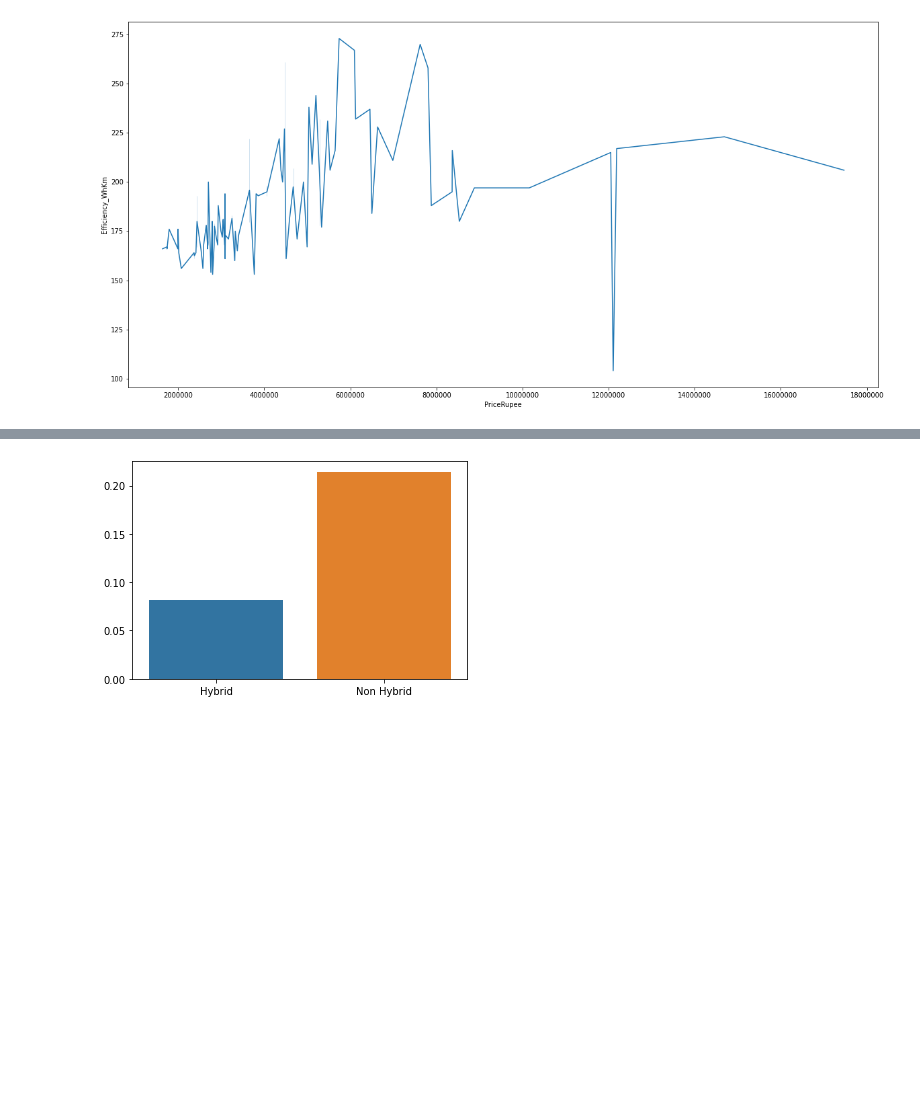
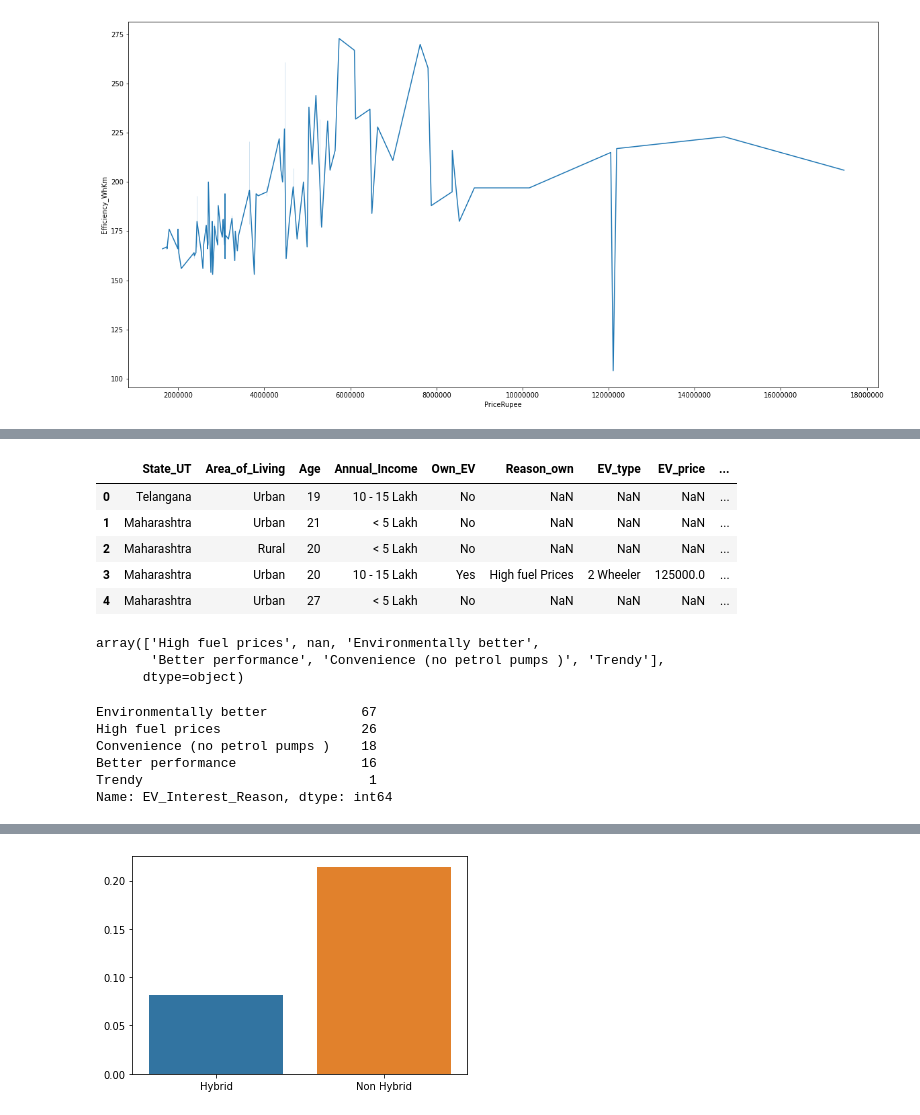
Before and after one commit to PranavUnkule/Feynn-Labs-Taks---2, a Jupyter notebook: EDA.ipynb, the cells around one changed output, grey strips where cells are left out. Drawn from its saved outputs; the diff is of its cells as text; code cells hidden in the pictures; blank space fills up the shorter version.

```diff
--- a/EDA.ipynb
+++ b/EDA.ipynb
@@ -23,0 +248,25 @@ plt.ticklabel_format(style='plain', axis='x')
+# %%
+data5 = data3[data3['EV_Interest'] == 'Yes']
+data5.head()
+# %% [output]
+|  | State_UT | Area_of_Living | Age | Annual_Income | Own_EV | Reason_own | EV_type | EV_price | ... |
+| 0 | Telangana | Urban | 19 | 10 - 15 Lakh | No | NaN | NaN | NaN | ... |
+| 1 | Maharashtra | Urban | 21 | < 5 Lakh | No | NaN | NaN | NaN | ... |
+| 2 | Maharashtra | Rural | 20 | < 5 Lakh | No | NaN | NaN | NaN | ... |
+| 3 | Maharashtra | Urban | 20 | 10 - 15 Lakh | Yes | High fuel Prices | 2 Wheeler | 125000.0 | ... |
+| 4 | Maharashtra | Urban | 27 | < 5 Lakh | No | NaN | NaN | NaN | ... |
+# %%
+data5.EV_Interest_Reason.unique()
+# %% [output]
+array(['High fuel prices', nan, 'Environmentally better',
+       'Better performance', 'Convenience (no petrol pumps )', 'Trendy'],
+      dtype=object)
+# %%
+data5['EV_Interest_Reason'].value_counts()
+# %% [output]
+Environmentally better            67
+High fuel prices                  26
+Convenience (no petrol pumps )    18
+Better performance                16
+Trendy                             1
+Name: EV_Interest_Reason, dtype: int64
```
Also changed, not shown: parts of 76 cells of this notebook, 2 other files.
